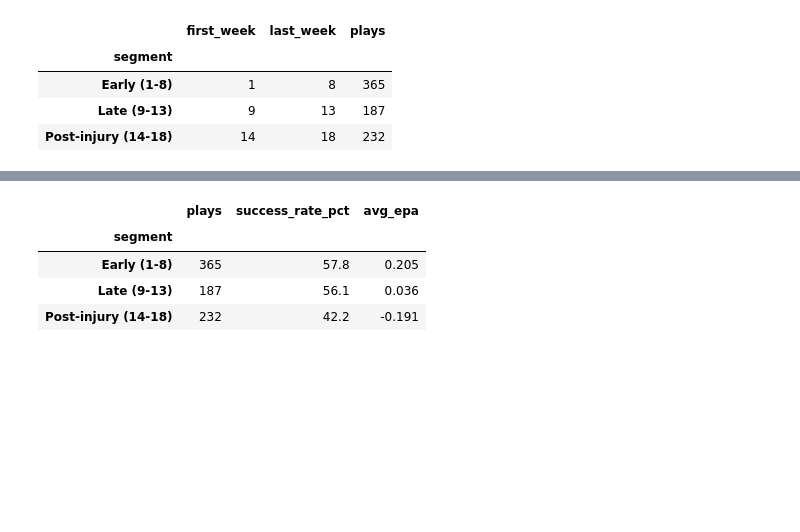
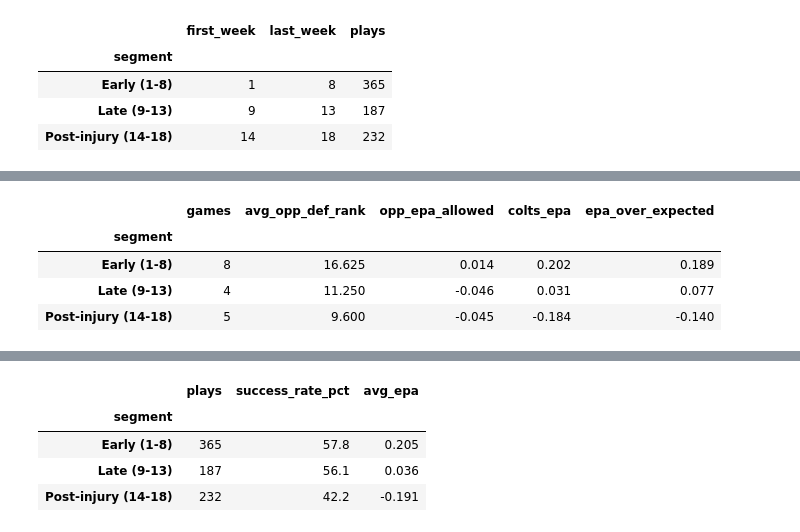
Before and after one commit to cameronminor04/nfl_project, a Jupyter notebook: analysis.ipynb, the cells around one changed output, grey strips where cells are left out. Saved outputs shown, nothing was run; the diff lists cells and outputs as text; code cells hidden in the pictures; blank space fills up the shorter version.

```diff
--- a/analysis.ipynb
+++ b/analysis.ipynb
@@ -119,0 +128,24 @@ colts.groupby('segment', observed=True)['week'].agg(first_week='min', last_week=
+# %%
+query = f"""
+SELECT
+    defteam,
+    AVG(epa) AS epa_allowed,
+    RANK() OVER (ORDER BY AVG(epa)) AS def_rank
+FROM pbp_data
+WHERE {EARLY_DOWN_FILTER}
+  AND posteam != 'IND'
+GROUP BY defteam
+"""
+def_ratings = pd.read_sql_query(query, conn)
+
+league_avg = pd.read_sql_query(f"SELECT AVG(epa) AS epa FROM pbp_data WHERE {EARLY_DOWN_FILTER}", conn)['epa'][0]
+print(f"League-average early-down EPA per play: {league_avg:+.3f}")
+
+# One row per Colts game, matched to that opponent's rating
+games = colts.groupby(['segment', 'week', 'defteam'], observed=True).agg(colts_epa=('epa', 'mean')).reset_index()
+games = games.merge(def_ratings, on='defteam', how='left')
+
+# Positive = the Colts did better than that defense usually allows
+games['epa_over_expected'] = games['colts_epa'] - games['epa_allowed']
+
+print(games.round(3).to_string(index=False))
@@ -119,0 +172,15 @@ colts.groupby('segment', observed=True)['week'].agg(first_week='min', last_week=
+# %%
+schedule = games.groupby('segment', observed=True).agg(
+    games=('week', 'count'),
+    avg_opp_def_rank=('def_rank', 'mean'),
+    opp_epa_allowed=('epa_allowed', 'mean'),
+    colts_epa=('colts_epa', 'mean'),
+    epa_over_expected=('epa_over_expected', 'mean'),
+).round(3)
+schedule
+# %% [output]
+|  | games | avg_opp_def_rank | opp_epa_allowed | colts_epa | epa_over_expected |
+| segment |  |  |  |  |  |
+| Early (1-8) | 8 | 16.625 | 0.014 | 0.202 | 0.189 |
+| Late (9-13) | 4 | 11.250 | -0.046 | 0.031 | 0.077 |
+| Post-injury (14-18) | 5 | 9.600 | -0.045 | -0.184 | -0.140 |
```
Also changed, not shown: parts of 17 cells of this notebook, 2 other files.
